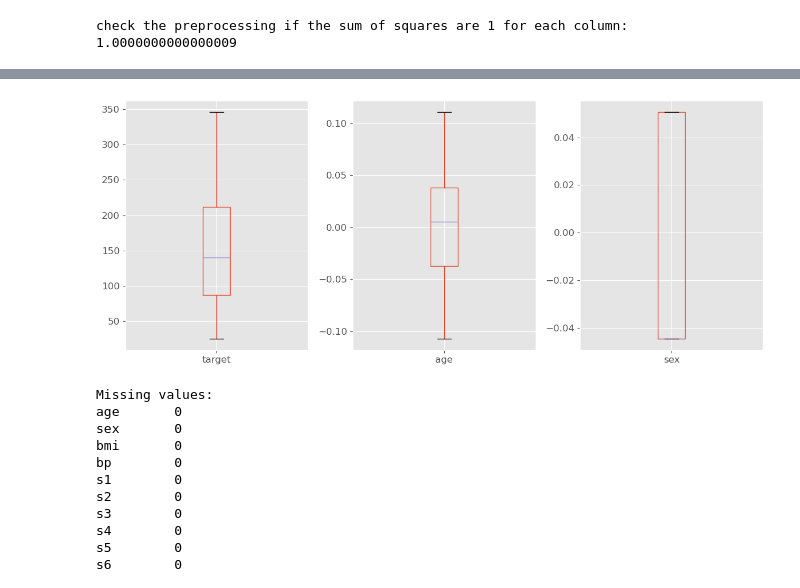
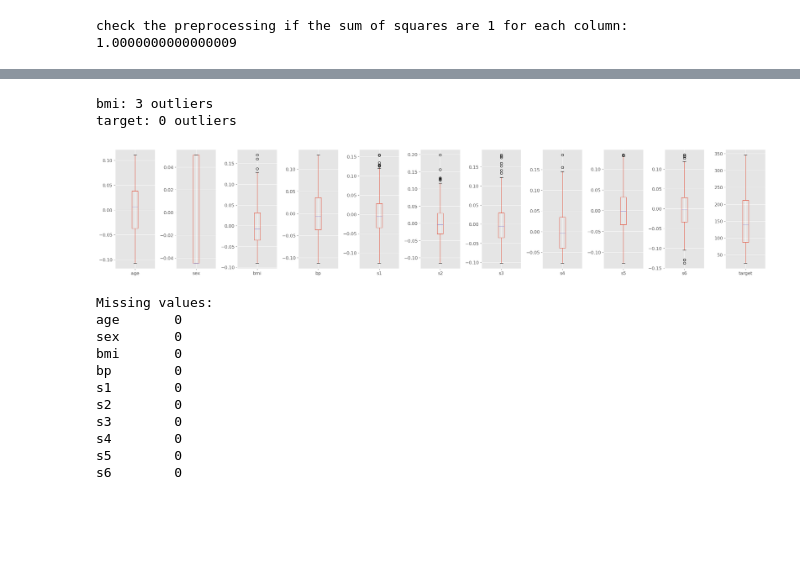
Before and after one commit to amandipde/ML_From_scratch, a Jupyter notebook: Linear_Regression/Linear_regression.ipynb, the cells around one changed output, grey strips where cells are left out. Drawn from its saved outputs; the diff is of its cells as text; code cells hidden in the pictures; blank space fills up the shorter version.

```diff
--- a/Linear_Regression/Linear_regression.ipynb
+++ b/Linear_Regression/Linear_regression.ipynb
@@ -252,15 +236,28 @@ Name: target, Length: 442, dtype: float64
 # %%
 # Are there outliers in the data?
-fig, axes = plt.subplots(1, 3, figsize=(12, 5))
 
-df.boxplot(column='target', ax=axes[0])
-df.boxplot(column='age', ax=axes[1])
-df.boxplot(column='sex', ax=axes[2])
+
+features = df.keys()
+
+fig, axes = plt.subplots(1, len(features), figsize=(25, 5))
+
+for ax, col in zip(axes, features):
+    df.boxplot(column=col, ax=ax)
+    if col in ['target', 'bmi']:
+        Q1 = df[col].quantile(0.25)
+        Q3 = df[col].quantile(0.75)
+        IQR = Q3 - Q1
+        lower = Q1 - 1.5*IQR
+        upper = Q3 + 1.5*IQR
+        outliers = df[(df[col] < lower) | (df[col] > upper)]
+        print(f"{col}: {len(outliers)} outliers")
 
 plt.tight_layout()
 plt.show()
 # %% [output]
+bmi: 3 outliers
+target: 0 outliers
-[figure, old version]
+[figure, new version]
 # %%
 print("Missing values:")
 print(df.isnull().sum())
```
Also changed, not shown: parts of 2 cells of this notebook.
